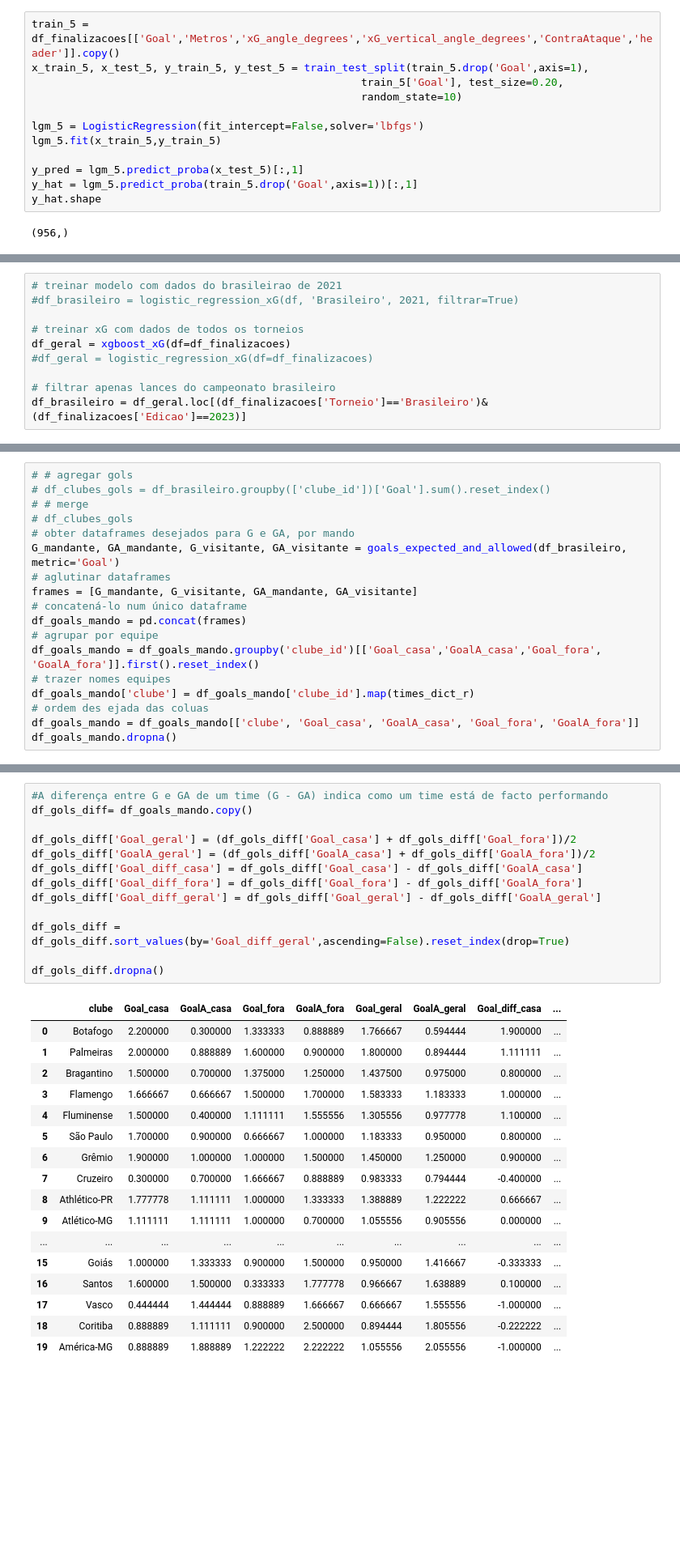
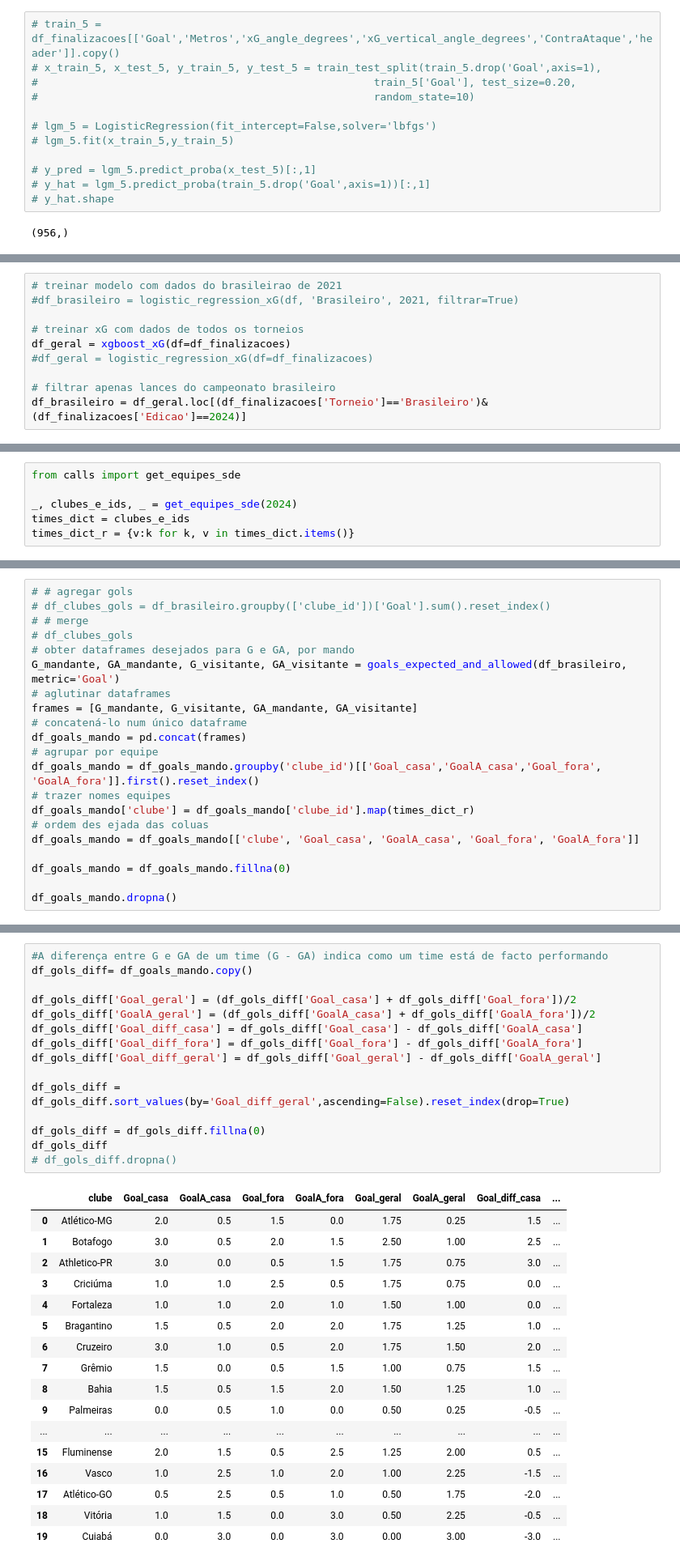
Before and after one commit to patalanov/gm-ml, a Jupyter notebook: xG_v3.ipynb, the cells around one changed output, grey strips where cells are left out. Shown at 81% size. Drawn from its saved outputs; the diff is of its cells as text; blank space fills up the shorter version.

```diff
--- a/xG_v3.ipynb
+++ b/xG_v3.ipynb
@@ -748,17 +781,17 @@ Outra vantagem da curva ROC é que se optássemos por usar outras técnicas de c
 - Ângulo
 - Cabeçada
 # %%
-train_5 = df_finalizacoes[['Goal','Metros','xG_angle_degrees','xG_vertical_angle_degrees','ContraAtaque','header']].copy()
-x_train_5, x_test_5, y_train_5, y_test_5 = train_test_split(train_5.drop('Goal',axis=1),
-                                                    train_5['Goal'], test_size=0.20,
-                                                    random_state=10)
+# train_5 = df_finalizacoes[['Goal','Metros','xG_angle_degrees','xG_vertical_angle_degrees','ContraAtaque','header']].copy()
+# x_train_5, x_test_5, y_train_5, y_test_5 = train_test_split(train_5.drop('Goal',axis=1),
+#                                                     train_5['Goal'], test_size=0.20,
+#                                                     random_state=10)
 
-lgm_5 = LogisticRegression(fit_intercept=False,solver='lbfgs')
-lgm_5.fit(x_train_5,y_train_5)
+# lgm_5 = LogisticRegression(fit_intercept=False,solver='lbfgs')
+# lgm_5.fit(x_train_5,y_train_5)
 
-y_pred = lgm_5.predict_proba(x_test_5)[:,1]
-y_hat = lgm_5.predict_proba(train_5.drop('Goal',axis=1))[:,1]
-y_hat.shape
+# y_pred = lgm_5.predict_proba(x_test_5)[:,1]
+# y_hat = lgm_5.predict_proba(train_5.drop('Goal',axis=1))[:,1]
+# y_hat.shape
 # %% [output]
 (956,)
 # %% [markdown]
@@ -1185,5 +1218,5 @@ df_geral = xgboost_xG(df=df_finalizacoes)
 #df_geral = logistic_regression_xG(df=df_finalizacoes)
 
 # filtrar apenas lances do campeonato brasileiro
-df_brasileiro = df_geral.loc[(df_finalizacoes['Torneio']=='Brasileiro')&(df_finalizacoes['Edicao']==2023)]
+df_brasileiro = df_geral.loc[(df_finalizacoes['Torneio']=='Brasileiro')&(df_finalizacoes['Edicao']==2024)]
 # %% [output]
@@ -1243,0 +1320,6 @@ df_cartola = pd.read_csv(file_name, compression='gzip', low_memory=False)
+# %%
+from calls import get_equipes_sde
+
+_, clubes_e_ids, _ = get_equipes_sde(2024)
+times_dict = clubes_e_ids
+times_dict_r = {v:k for k, v in times_dict.items()}
@@ -1972,6 +2132,9 @@ df_goals_mando = df_goals_mando.groupby('clube_id')[['Goal_casa','GoalA_casa','G
 df_goals_mando['clube'] = df_goals_mando['clube_id'].map(times_dict_r)
 # ordem des ejada das coluas
 df_goals_mando = df_goals_mando[['clube', 'Goal_casa', 'GoalA_casa', 'Goal_fora', 'GoalA_fora']]
+
+df_goals_mando = df_goals_mando.fillna(0)
+
 df_goals_mando.dropna()
 # %% [output]
 |  | clube | Goal_casa | GoalA_casa | Goal_fora | GoalA_fora |
@@ -1998,34 +2161,36 @@ df_goals_mando.dropna()
 # %%
 #A diferença entre G e GA de um time (G - GA) indica como um time está de facto performando
 df_gols_diff= df_goals_mando.copy()
 
 df_gols_diff['Goal_geral'] = (df_gols_diff['Goal_casa'] + df_gols_diff['Goal_fora'])/2
 df_gols_diff['GoalA_geral'] = (df_gols_diff['GoalA_casa'] + df_gols_diff['GoalA_fora'])/2
 df_gols_diff['Goal_diff_casa'] = df_gols_diff['Goal_casa'] - df_gols_diff['GoalA_casa']
 df_gols_diff['Goal_diff_fora'] = df_gols_diff['Goal_fora'] - df_gols_diff['GoalA_fora']
 df_gols_diff['Goal_diff_geral'] = df_gols_diff['Goal_geral'] - df_gols_diff['GoalA_geral']
 
 df_gols_diff = df_gols_diff.sort_values(by='Goal_diff_geral',ascending=False).reset_index(drop=True)
 
-df_gols_diff.dropna()
+df_gols_diff = df_gols_diff.fillna(0)
+df_gols_diff
+# df_gols_diff.dropna()
 # %% [output]
 |  | clube | Goal_casa | GoalA_casa | Goal_fora | GoalA_fora | Goal_geral | GoalA_geral | Goal_diff_casa | ... |
-| 0 | Botafogo | 2.200000 | 0.300000 | 1.333333 | 0.888889 | 1.766667 | 0.594444 | 1.900000 | ... |
-| 1 | Palmeiras | 2.000000 | 0.888889 | 1.600000 | 0.900000 | 1.800000 | 0.894444 | 1.111111 | ... |
-| 2 | Bragantino | 1.500000 | 0.700000 | 1.375000 | 1.250000 | 1.437500 | 0.975000 | 0.800000 | ... |
-| 3 | Flamengo | 1.666667 | 0.666667 | 1.500000 | 1.700000 | 1.583333 | 1.183333 | 1.000000 | ... |
-| 4 | Fluminense | 1.500000 | 0.400000 | 1.111111 | 1.555556 | 1.305556 | 0.977778 | 1.100000 | ... |
-| 5 | São Paulo | 1.700000 | 0.900000 | 0.666667 | 1.000000 | 1.183333 | 0.950000 | 0.800000 | ... |
-| 6 | Grêmio | 1.900000 | 1.000000 | 1.000000 | 1.500000 | 1.450000 | 1.250000 | 0.900000 | ... |
-| 7 | Cruzeiro | 0.300000 | 0.700000 | 1.666667 | 0.888889 | 0.983333 | 0.794444 | -0.400000 | ... |
-| 8 | Athlético-PR | 1.777778 | 1.111111 | 1.000000 | 1.333333 | 1.388889 | 1.222222 | 0.666667 | ... |
-| 9 | Atlético-MG | 1.111111 | 1.111111 | 1.000000 | 0.700000 | 1.055556 | 0.905556 | 0.000000 | ... |
+| 0 | Atlético-MG | 2.0 | 0.5 | 1.5 | 0.0 | 1.75 | 0.25 | 1.5 | ... |
+| 1 | Botafogo | 3.0 | 0.5 | 2.0 | 1.5 | 2.50 | 1.00 | 2.5 | ... |
+| 2 | Athletico-PR | 3.0 | 0.0 | 0.5 | 1.5 | 1.75 | 0.75 | 3.0 | ... |
+| 3 | Criciúma | 1.0 | 1.0 | 2.5 | 0.5 | 1.75 | 0.75 | 0.0 | ... |
+| 4 | Fortaleza | 1.0 | 1.0 | 2.0 | 1.0 | 1.50 | 1.00 | 0.0 | ... |
+| 5 | Bragantino | 1.5 | 0.5 | 2.0 | 2.0 | 1.75 | 1.25 | 1.0 | ... |
+| 6 | Cruzeiro | 3.0 | 1.0 | 0.5 | 2.0 | 1.75 | 1.50 | 2.0 | ... |
+| 7 | Grêmio | 1.5 | 0.0 | 0.5 | 1.5 | 1.00 | 0.75 | 1.5 | ... |
+| 8 | Bahia | 1.5 | 0.5 | 1.5 | 2.0 | 1.50 | 1.25 | 1.0 | ... |
+| 9 | Palmeiras | 0.0 | 0.5 | 1.0 | 0.0 | 0.50 | 0.25 | -0.5 | ... |
 | ... | ... | ... | ... | ... | ... | ... | ... | ... | ... |
-| 15 | Goiás | 1.000000 | 1.333333 | 0.900000 | 1.500000 | 0.950000 | 1.416667 | -0.333333 | ... |
-| 16 | Santos | 1.600000 | 1.500000 | 0.333333 | 1.777778 | 0.966667 | 1.638889 | 0.100000 | ... |
-| 17 | Vasco | 0.444444 | 1.444444 | 0.888889 | 1.666667 | 0.666667 | 1.555556 | -1.000000 | ... |
-| 18 | Coritiba | 0.888889 | 1.111111 | 0.900000 | 2.500000 | 0.894444 | 1.805556 | -0.222222 | ... |
-| 19 | América-MG | 0.888889 | 1.888889 | 1.222222 | 2.222222 | 1.055556 | 2.055556 | -1.000000 | ... |
+| 15 | Fluminense | 2.0 | 1.5 | 0.5 | 2.5 | 1.25 | 2.00 | 0.5 | ... |
+| 16 | Vasco | 1.0 | 2.5 | 1.0 | 2.0 | 1.00 | 2.25 | -1.5 | ... |
+| 17 | Atlético-GO | 0.5 | 2.5 | 0.5 | 1.0 | 0.50 | 1.75 | -2.0 | ... |
+| 18 | Vitória | 1.0 | 1.5 | 0.0 | 3.0 | 0.50 | 2.25 | -0.5 | ... |
+| 19 | Cuiabá | 0.0 | 3.0 | 0.0 | 3.0 | 0.00 | 3.00 | -3.0 | ... |
 # %% [markdown]
 #### Uma G_diff *negativa* e xG_diff *positivo* pode indicar que o time experimenta azar ou performance de finalização abaixo da média
 # %%
```
Also changed, not shown: parts of 101 cells of this notebook, 13 other files.
